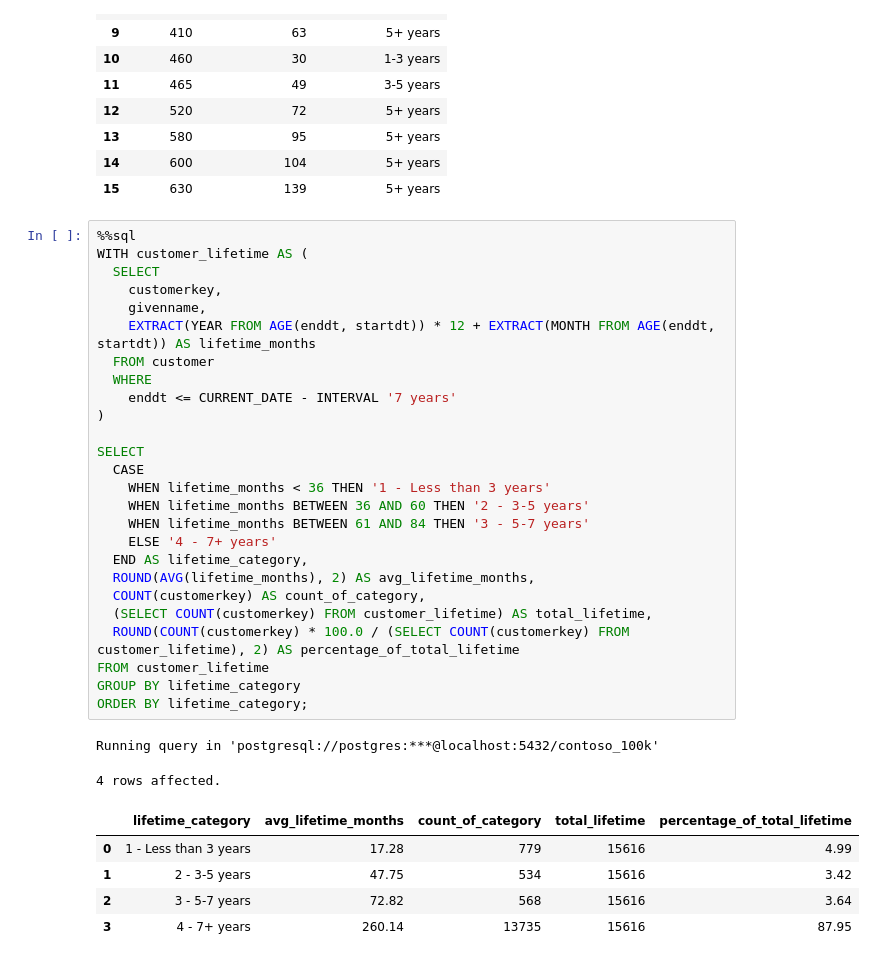
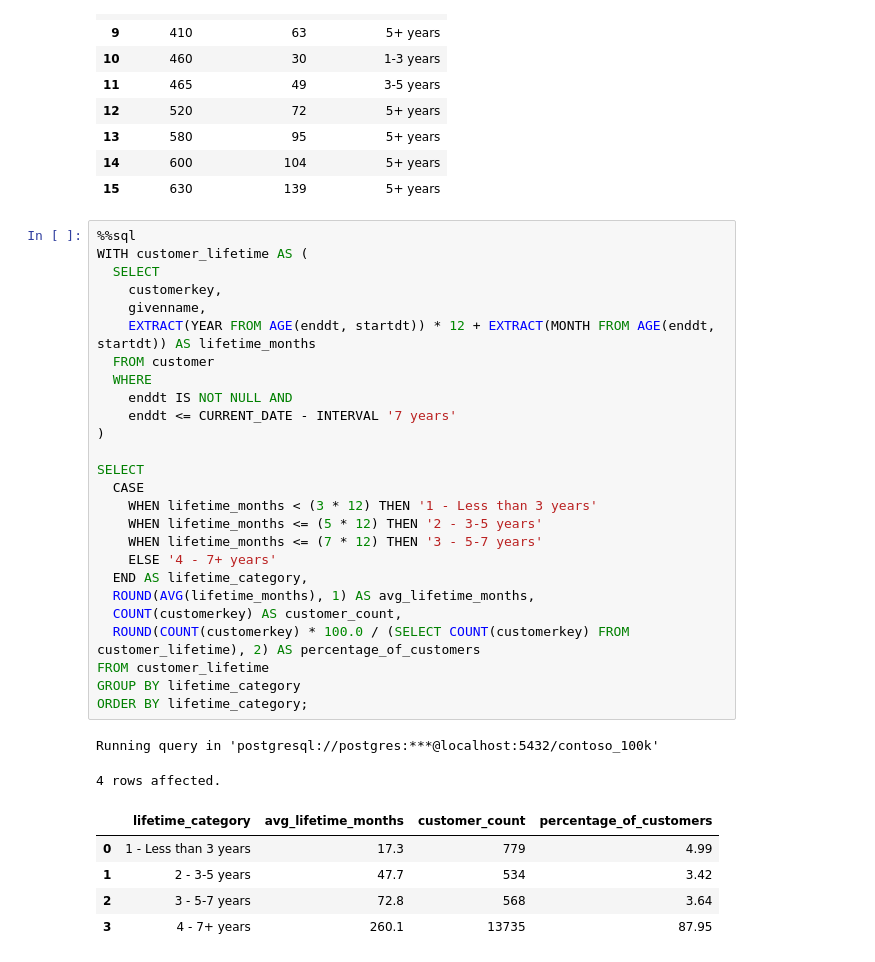
Before and after one commit to Bartek0829/SQL-learning, a Jupyter notebook: Resources/Date&TimeFunctions.ipynb, the cells around one changed output. Drawn from its saved outputs; the diff is of its cells as text.

```diff
--- a/Resources/Date&TimeFunctions.ipynb
+++ b/Resources/Date&TimeFunctions.ipynb
@@ -363,34 +363,34 @@ Running query in 'postgresql://postgres:***@localhost:5432/contoso_100k'
 # %%
 %%sql
 WITH customer_lifetime AS (
   SELECT
     customerkey,
     givenname,
     EXTRACT(YEAR FROM AGE(enddt, startdt)) * 12 + EXTRACT(MONTH FROM AGE(enddt, startdt)) AS lifetime_months
   FROM customer
   WHERE
+    enddt IS NOT NULL AND
     enddt <= CURRENT_DATE - INTERVAL '7 years'
 )
 
 SELECT
   CASE
-    WHEN lifetime_months < 36 THEN '1 - Less than 3 years'
-    WHEN lifetime_months BETWEEN 36 AND 60 THEN '2 - 3-5 years'
-    WHEN lifetime_months BETWEEN 61 AND 84 THEN '3 - 5-7 years'
+    WHEN lifetime_months < (3 * 12) THEN '1 - Less than 3 years'
+    WHEN lifetime_months <= (5 * 12) THEN '2 - 3-5 years'
+    WHEN lifetime_months <= (7 * 12) THEN '3 - 5-7 years'
     ELSE '4 - 7+ years'
   END AS lifetime_category,
-  ROUND(AVG(lifetime_months), 2) AS avg_lifetime_months,
-  COUNT(customerkey) AS count_of_category,
-  (SELECT COUNT(customerkey) FROM customer_lifetime) AS total_lifetime,
-  ROUND(COUNT(customerkey) * 100.0 / (SELECT COUNT(customerkey) FROM customer_lifetime), 2) AS percentage_of_total_lifetime
+  ROUND(AVG(lifetime_months), 1) AS avg_lifetime_months,
+  COUNT(customerkey) AS customer_count,
+  ROUND(COUNT(customerkey) * 100.0 / (SELECT COUNT(customerkey) FROM customer_lifetime), 2) AS percentage_of_customers
 FROM customer_lifetime
 GROUP BY lifetime_category
 ORDER BY lifetime_category;
 # %% [output]
 Running query in 'postgresql://postgres:***@localhost:5432/contoso_100k'
 4 rows affected.
-|  | lifetime_category | avg_lifetime_months | count_of_category | total_lifetime | percentage_of_total_lifetime |
-| 0 | 1 - Less than 3 years | 17.28 | 779 | 15616 | 4.99 |
-| 1 | 2 - 3-5 years | 47.75 | 534 | 15616 | 3.42 |
-| 2 | 3 - 5-7 years | 72.82 | 568 | 15616 | 3.64 |
-| 3 | 4 - 7+ years | 260.14 | 13735 | 15616 | 87.95 |
+|  | lifetime_category | avg_lifetime_months | customer_count | percentage_of_customers |
+| 0 | 1 - Less than 3 years | 17.3 | 779 | 4.99 |
+| 1 | 2 - 3-5 years | 47.7 | 534 | 3.42 |
+| 2 | 3 - 5-7 years | 72.8 | 568 | 3.64 |
+| 3 | 4 - 7+ years | 260.1 | 13735 | 87.95 |
```
Also changed, not shown: parts of 1 cell of this notebook.
